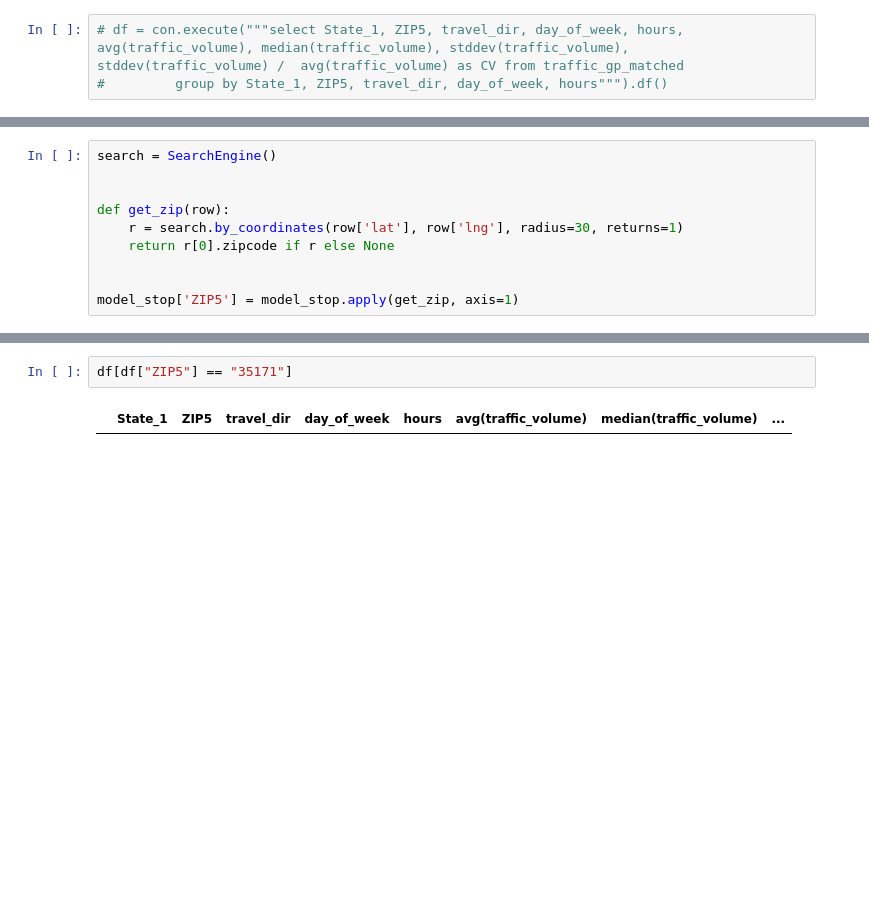
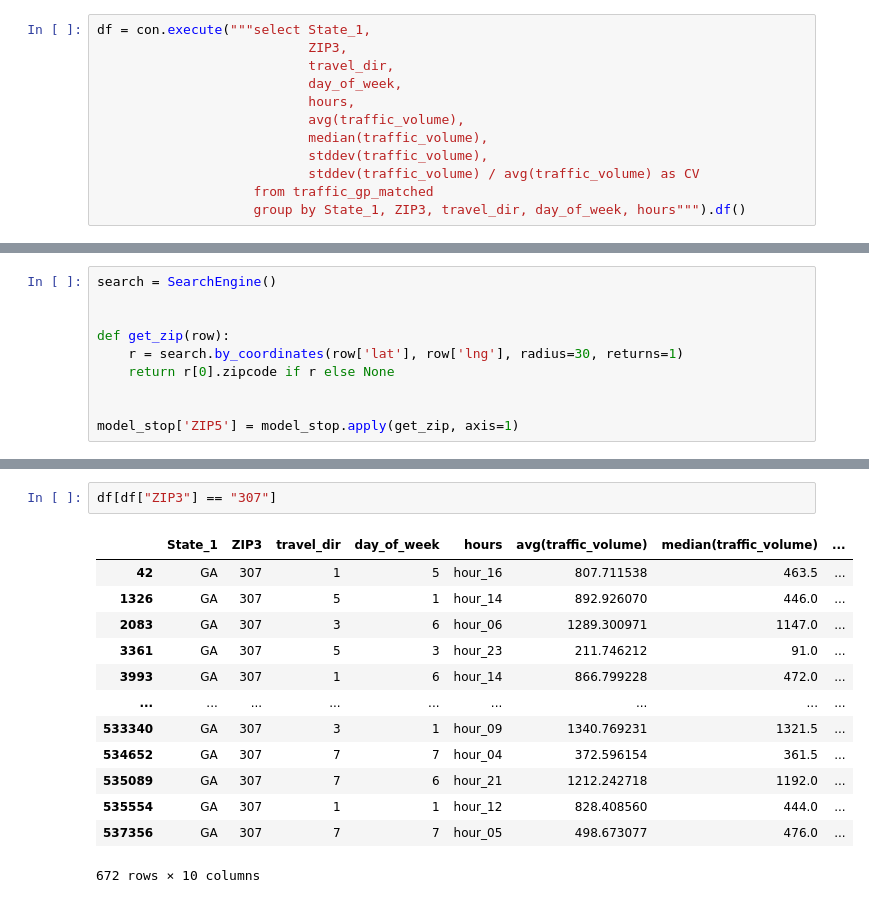
Before and after one commit to Bhavya-Budhia/TruckParking, a Jupyter notebook: cong_speed.ipynb, the cells around one changed output, grey strips where cells are left out. Saved outputs shown, nothing was run; the diff lists cells and outputs as text; blank space fills up the shorter version.

```diff
--- a/cong_speed.ipynb
+++ b/cong_speed.ipynb
@@ -289,6 +277,15 @@ con.execute("""select *
 # %%
-# df = con.execute("""select State_1, ZIP5, travel_dir, day_of_week, hours, avg(traffic_volume), median(traffic_volume), stddev(traffic_volume), stddev(traffic_volume) /  avg(traffic_volume) as CV from traffic_gp_matched
-#         group by State_1, ZIP5, travel_dir, day_of_week, hours""").df()
+df = con.execute("""select State_1,
+                           ZIP3,
+                           travel_dir,
+                           day_of_week,
+                           hours,
+                           avg(traffic_volume),
+                           median(traffic_volume),
+                           stddev(traffic_volume),
+                           stddev(traffic_volume) / avg(traffic_volume) as CV
+                    from traffic_gp_matched
+                    group by State_1, ZIP3, travel_dir, day_of_week, hours""").df()
 # %%
 # df.to_csv("ZIP5_agg_data.csv", index=False)
 # %%
@@ -399,4 +385,16 @@ model_stop[~model_stop["ZIP5"].isin(df["ZIP5"].unique())]
 # %%
-df[df["ZIP5"] == "35171"]
+df[df["ZIP3"] == "307"]
 # %% [output]
-|  | State_1 | ZIP5 | travel_dir | day_of_week | hours | avg(traffic_volume) | median(traffic_volume) | ... |
+|  | State_1 | ZIP3 | travel_dir | day_of_week | hours | avg(traffic_volume) | median(traffic_volume) | ... |
+| 42 | GA | 307 | 1 | 5 | hour_16 | 807.711538 | 463.5 | ... |
+| 1326 | GA | 307 | 5 | 1 | hour_14 | 892.926070 | 446.0 | ... |
+| 2083 | GA | 307 | 3 | 6 | hour_06 | 1289.300971 | 1147.0 | ... |
+| 3361 | GA | 307 | 5 | 3 | hour_23 | 211.746212 | 91.0 | ... |
+| 3993 | GA | 307 | 1 | 6 | hour_14 | 866.799228 | 472.0 | ... |
+| ... | ... | ... | ... | ... | ... | ... | ... | ... |
+| 533340 | GA | 307 | 3 | 1 | hour_09 | 1340.769231 | 1321.5 | ... |
+| 534652 | GA | 307 | 7 | 7 | hour_04 | 372.596154 | 361.5 | ... |
+| 535089 | GA | 307 | 7 | 6 | hour_21 | 1212.242718 | 1192.0 | ... |
+| 535554 | GA | 307 | 1 | 1 | hour_12 | 828.408560 | 444.0 | ... |
+| 537356 | GA | 307 | 7 | 7 | hour_05 | 498.673077 | 476.0 | ... |
+672 rows × 10 columns
```
Also changed, not shown: parts of 14 cells of this notebook.
